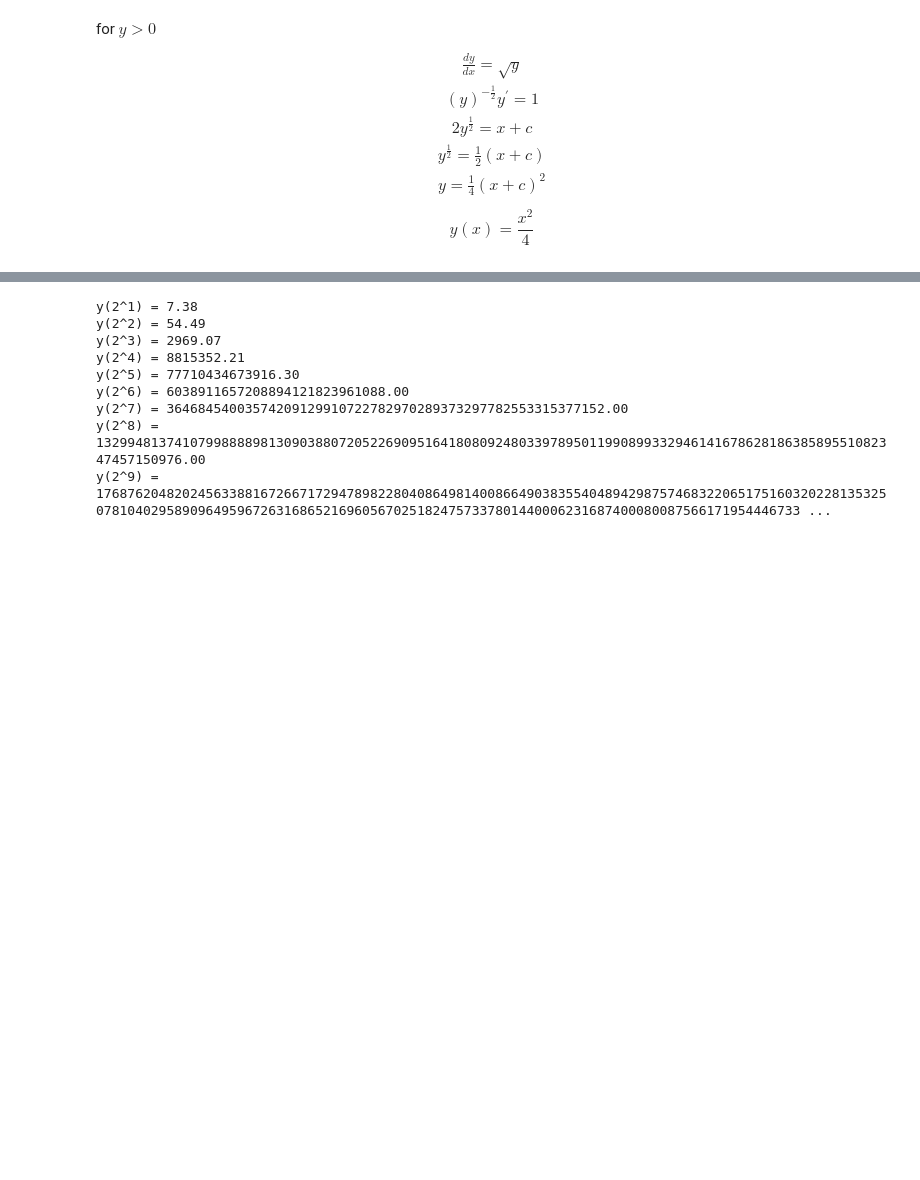
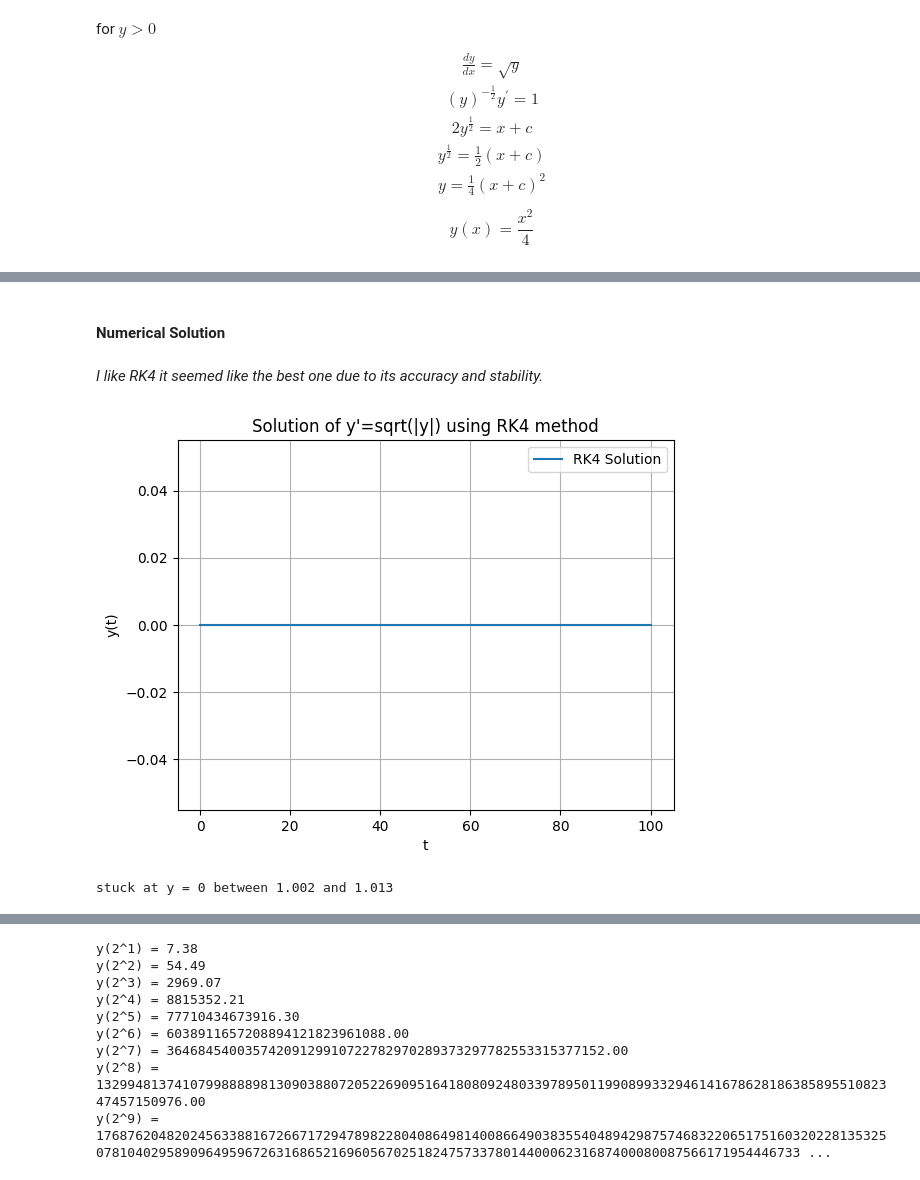
Before and after one commit to Fluntin/Numerical-Methods-ODE, a Jupyter notebook: Project_ODE.ipynb, the cells around one changed output, grey strips where cells are left out. Drawn from its saved outputs; the diff is of its cells as text; code cells hidden in the pictures; blank space fills up the shorter version.

```diff
--- a/Project_ODE.ipynb
+++ b/Project_ODE.ipynb
@@ -442,0 +74,29 @@ Would you like to proceed with larger values of $k$, or is there something else
+# %% [markdown]
+#### Numerical Solution
+# %% [markdown]
+*I like RK4 it seemed like the best one due to its accuracy and stability.*
+# %%
+def rk_4(f, y0, t_start, t_stop, h):
+
+    # f is the function to integrate
+    # y0 is the initial value
+    # t_start is the start time
+    # t_stop is the stop time
+    # h is the step size
+
+    t_values = [t_start]
+    v_values = [y0]
+
+    while t_values[-1] < t_stop:
+        k1 = f(t_values[-1], v_values[-1])
+        k2 = f(t_values[-1] + h/2, v_values[-1] + h/2 * k1)
+        k3 = f(t_values[-1] + h/2, v_values[-1] + h/2 * k2)
+        k4 = f(t_values[-1] + h, v_values[-1] + h * k3)
+
+        t_next = t_values[-1] + h
+        y_next = v_values[-1] + h/6 * (k1 + 2*k2 + 2*k3 + k4)
+
+        t_values.append(t_next)
+        v_values.append(y_next)
+
+    return t_values, v_values
@@ -442,0 +141,32 @@ Would you like to proceed with larger values of $k$, or is there something else
+# %%
+# Define the function
+def f(t, y):
+    return np.sqrt(abs(y))
+# %%
+t_start = 0
+y0 = 0
+t_stop = 100
+N = 1000
+h = (t_stop - t_start) / N
+
+t, y = rk_4(f, 0, 0, t_stop, h)
+
+plt.plot(t, y, label='RK4 Solution')
+plt.title("Solution of y'=sqrt(|y|) using RK4 method")
+plt.xlabel('t')
+plt.ylabel('y(t)')
+plt.legend()
+plt.grid(True)
+plt.show()
+# %% [output]
+[figure, added]
+# %%
+t_start = -1
+y_plus_epsilon = -1 + 1e-10
+t_stop = 10
+h = (t_stop - t_start) / N
+
+t, y = rk_4_for_problem3(f, y_plus_epsilon, t_start, t_stop, h)
+print(f"stuck at y = 0 between {round(t[1], 3)} and {round(t[-1], 3)}")
+# %% [output]
+stuck at y = 0 between 1.002 and 1.013
```
Also changed, not shown: parts of 79 cells of this notebook.
